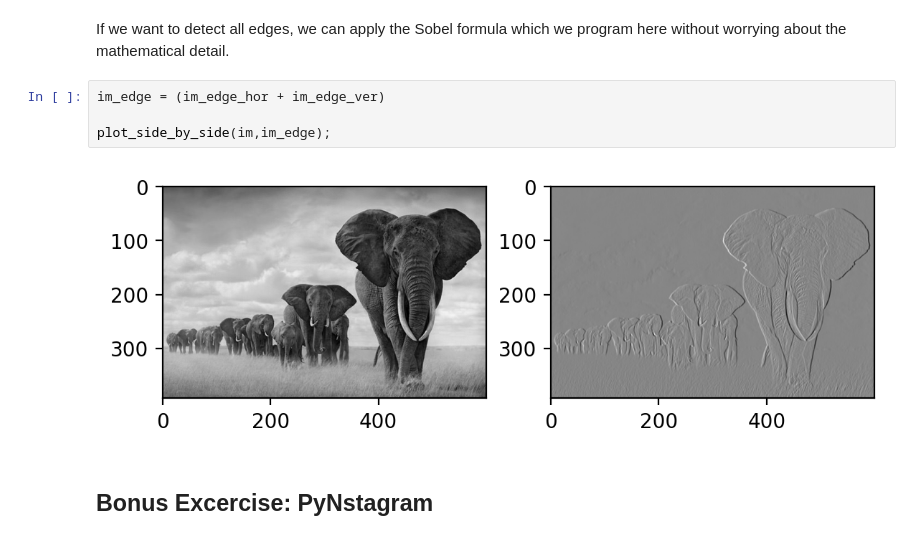
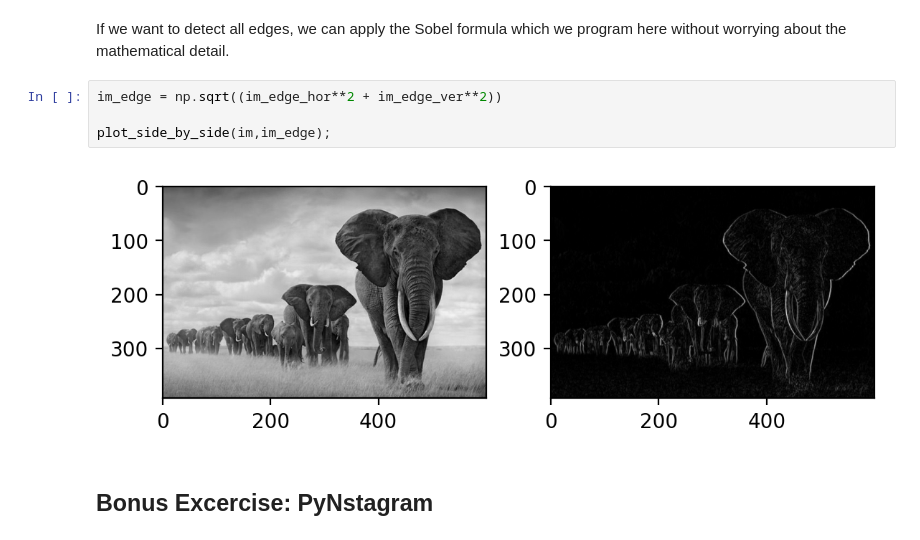
Before and after one commit to ciri/iese-dsfb-mim, a Jupyter notebook: notebooks/110-ComputerVision.ipynb, the cells around one changed output. Saved outputs shown, nothing was run; the diff lists cells and outputs as text.

```diff
--- a/notebooks/110-ComputerVision.ipynb
+++ b/notebooks/110-ComputerVision.ipynb
@@ -150,11 +150,11 @@ plot_side_by_side(im,im_edge_hor);
 # %% [markdown]
 If we want to detect all edges, we can apply the Sobel formula which we program here without worrying about the mathematical detail.
 # %%
-im_edge = (im_edge_hor + im_edge_ver)
+im_edge = np.sqrt((im_edge_hor**2 + im_edge_ver**2))
 
 plot_side_by_side(im,im_edge);
 # %% [output]
-[figure, old version]
+[figure, new version]
 # %% [markdown]
 ## Bonus Excercise: PyNstagram
 # %% [markdown]
```
Also changed, not shown: parts of 1 cell of this notebook, 1 other file.
